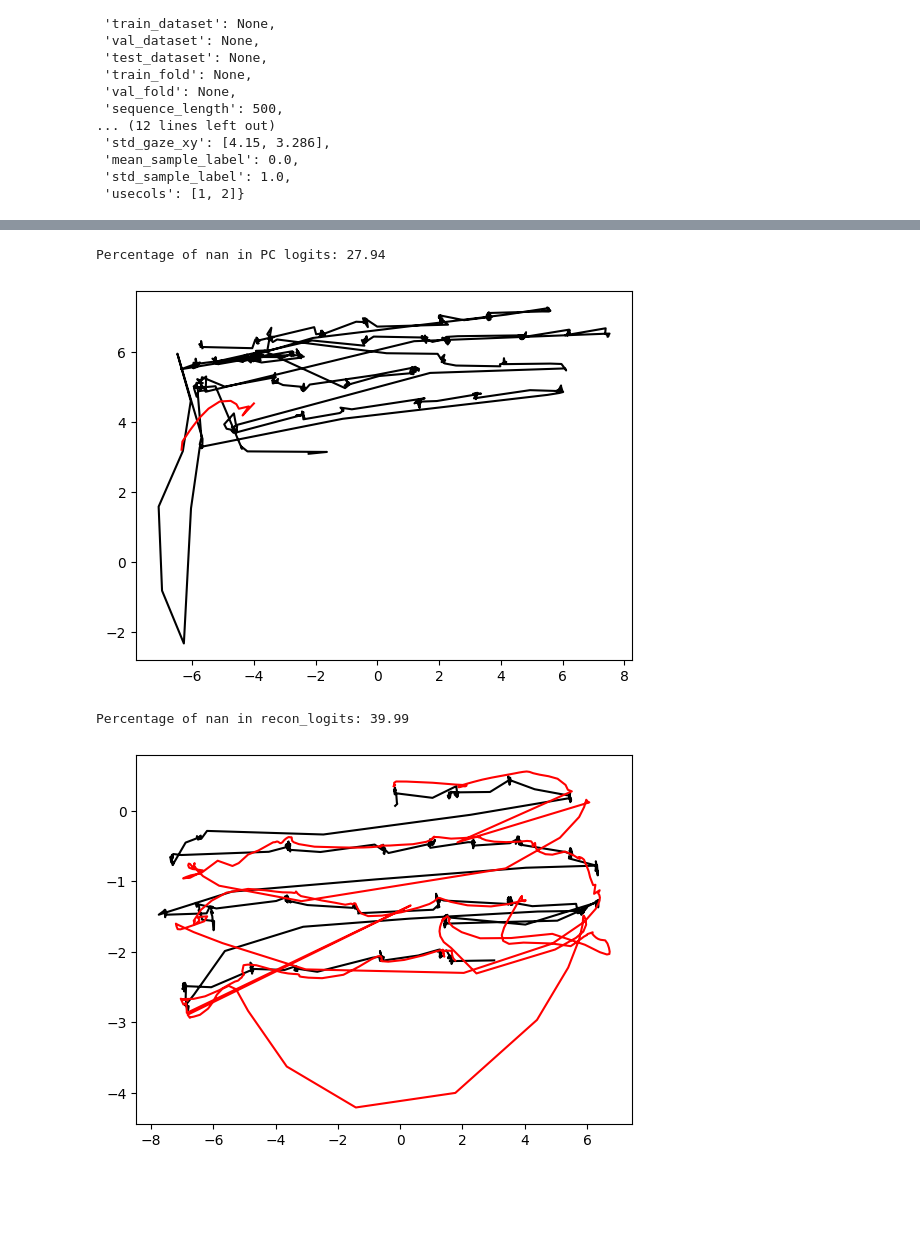
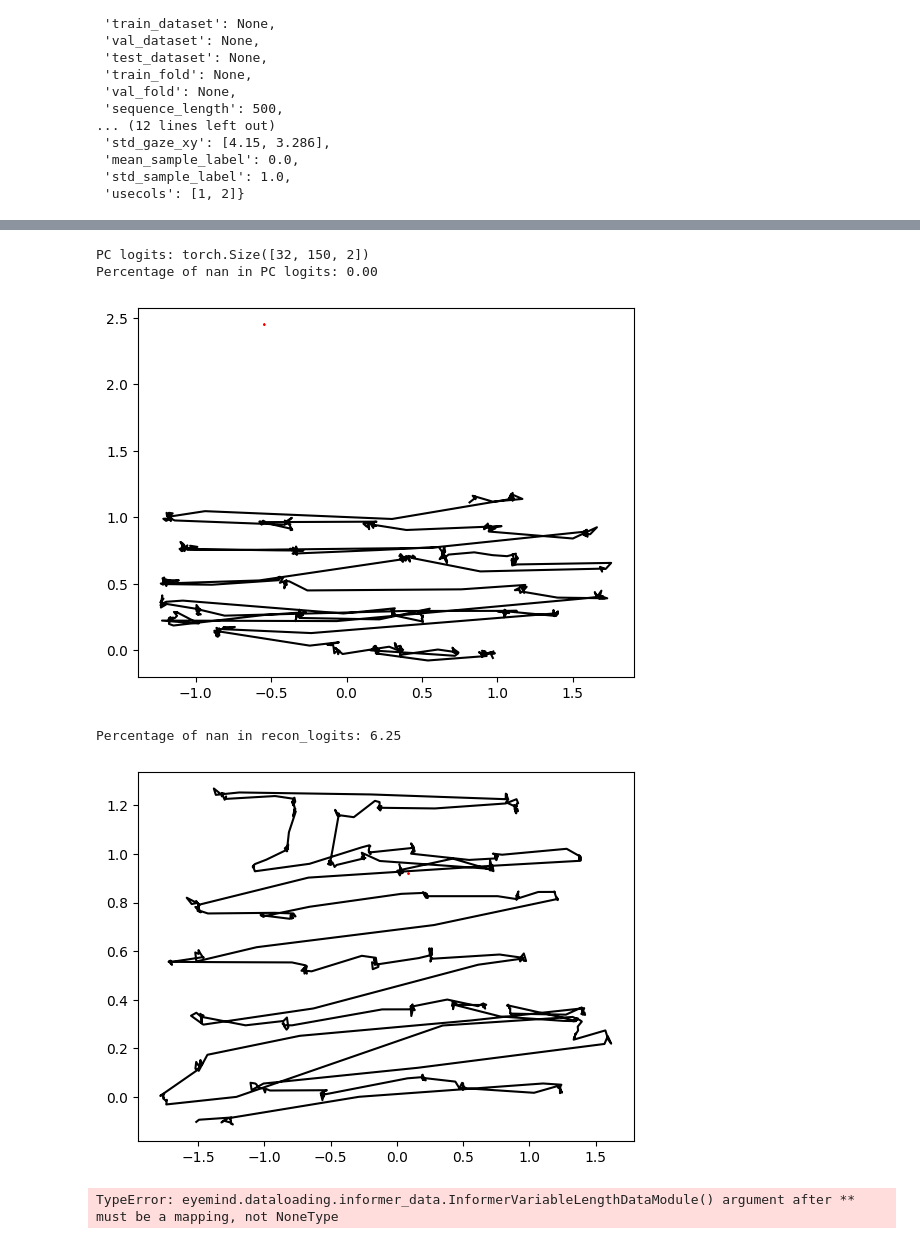
Before and after one commit to rosyvs/DeepGaze, a Jupyter notebook: notebooks/get_predictions_for_stats.ipynb, the cells around one changed output, grey strips where cells are left out. Saved outputs shown, nothing was run; the diff lists cells and outputs as text; code cells hidden in the pictures; blank space fills up the shorter version.

Commit message:
model classes in transformers.py and encoderdecoder.py now unpack batches with masks and use these for loss masking Update dataloading classes in informer_data.py and gaze_data.py to have better names

```diff
--- a/notebooks/get_predictions_for_stats.ipynb
+++ b/notebooks/get_predictions_for_stats.ipynb
@@ -129,16 +135,19 @@ config["data"]
 with torch.no_grad():
     print((len(batch)))
     if len(batch) == 4:
-        X, fix_y, X2, CL_y = batch
+        X, yi, X2, CL_y = batch
     elif len(batch) == 5:
-        X, fix_y,file_labels , X2, CL_y= batch
+        X, yi,file_labels , X2, CL_y= batch
     print(batch[0].shape) # <- sequence
     print(batch[1].shape) # <- fixation targets, but we want to pretend we don't know these!
     print(batch[2].shape) # <- second sequence for contrastive
     print(batch[3].shape) # <- Some binary label per instance = contrastive label
     if len(batch)>4:
         print(batch[4].shape)
-    logits = encoder.forward(X, None) # this works, setting the labels to None. Hooray!
+    with torch.no_grad():
+        logits = encoder.forward(X, None)
+    perc_nan = torch.isnan(logits).sum() / torch.numel(logits)
+    print(f'percentage of nans in  encoder logits: {100*perc_nan}')
     # if torch.equal(logits2, logits):
     #     print('providing labels made no difference')
     # else:
@@ -237,30 +298,36 @@ auprc = model.fi_metric(probs, fixation_targets)
 # %%
 # predictive coding one batch
 from eyemind.dataloading.batch_loading import predictive_coding_batch
-X= batch[0]
+
 pred_length = 150
 label_length = 100
 pc_seq_length = 350
 X_pc, Y_pc = predictive_coding_batch(X, pc_seq_length=pc_seq_length, label_length=label_length, pred_length=pred_length)
-pc_logits = model.pc_decoder.forward(logits, Y_pc, pred_length=pred_length).squeeze()
-target=Y_pc[:,:-pred_length] # take just the predicted part as target
+with torch.no_grad():
+    pc_logits = model.pc_decoder.forward(logits, Y_pc, pred_length=pred_length).squeeze()
+pc_target=Y_pc[:,:-pred_length] # take just the predicted part as target
 # coutn how many nan in pc_logits
 nan_count = torch.isnan(pc_logits).sum()
 # print(f"Number of nan in pc_logits: {nan_count} / {pc_logits.numel()}")
 print(f"PC logits: {pc_logits.shape}")
 perc_nan = nan_count/pc_logits.numel()
 print(f"Percentage of nan in PC logits: {100*perc_nan:.2f}")
+pc_logits = model.scaler.inverse_transform(pc_logits)
+# pc_target = model.scaler.inverse_transform(target)
+# X = model.scaler.inverse_transform(X)
 # %% [output]
-Percentage of nan in PC logits: 27.94
+PC logits: torch.Size([32, 150, 2])
+Percentage of nan in PC logits: 0.00
 # %%
-ix=16
+ix=4
 
 handle = plot_scanpath_pc(X[ix,:,0], X[ix,:,1], pc_logits[ix,:,0].cpu().detach().numpy(), pc_logits[ix,:,1].cpu().detach().numpy())
 # %% [output]
-[figure, old version]
+[figure, new version]
 # %%
 # reconstruction
-recon_logits = model.rc_decoder.forward(logits, X)
+with torch.no_grad():
+    recon_logits = model.rc_decoder.forward(logits, X)
 recon_targets = X
 
 perc_nan = torch.isnan(recon_logits).sum()/recon_logits.numel()
@@ -270,5 +337,29 @@ print(f"Percentage of nan in recon_logits: {100*perc_nan:.2f}")
 ix=2
 handle = plot_scanpath_pc(recon_targets[ix,:,0], recon_targets[ix,:,1], recon_logits[ix,:,0].cpu().detach().numpy(), recon_logits[ix,:,1].cpu().detach().numpy())
 # %% [output]
-Percentage of nan in recon_logits: 39.99
+Percentage of nan in recon_logits: 6.25
-[figure, old version]
+[figure, new version]
+# %%
+# make a dataloader with variable sequence length and padding
+
+
+from eyemind.dataloading.informer_data import InformerVariableLengthDataModule
+var_data_config = config["data"].update({"min_sequence_length":10, 'max_sequence_length':2000})
+datamodule = InformerVariableLengthDataModule(**var_data_config)
+datamodule.setup()
+
+test_dl = datamodule.get_dataloader(datamodule.test_dataset) # this is the held out fold's dataloader
+for i,batch in enumerate(test_dl):
+    print(f"batch: {i}")
+    print(f"length of batch: {len(batch)}")
+    with torch.no_grad():
+        # preds = model(batch) # this step fails
+        logits=encoder(batch[0], None)
+        # fixation_logits = model.fi_decoder.forward(logits)
+        # fixation_preds=fixation_logits.max(2).indices
+        # fixation_targets = batch[1]
+
+    if i==0: # just run a couple to check
+        break
+# %% [output]
+TypeError: eyemind.dataloading.informer_data.InformerVariableLengthDataModule() argument after ** must be a mapping, not NoneType
```
Also changed, not shown: parts of 10 cells of this notebook, 7 other files.
